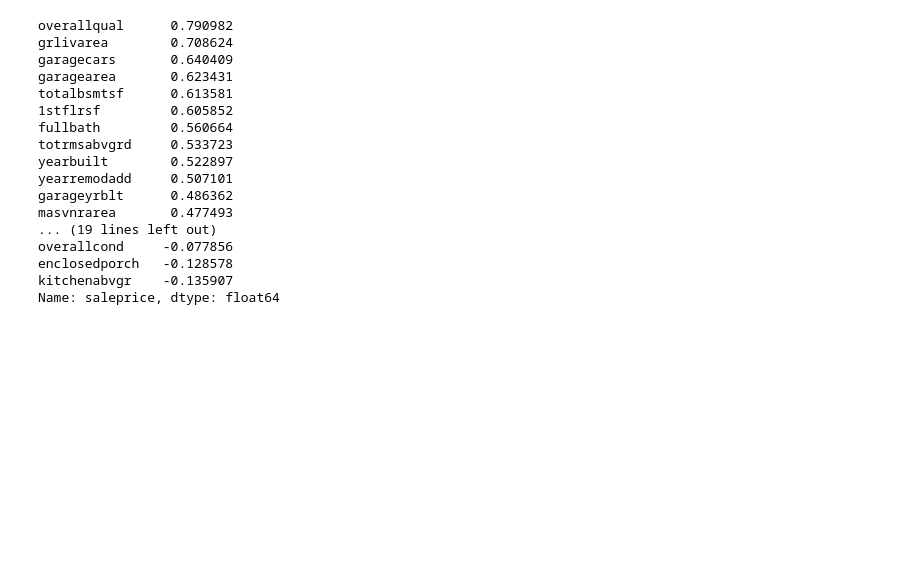
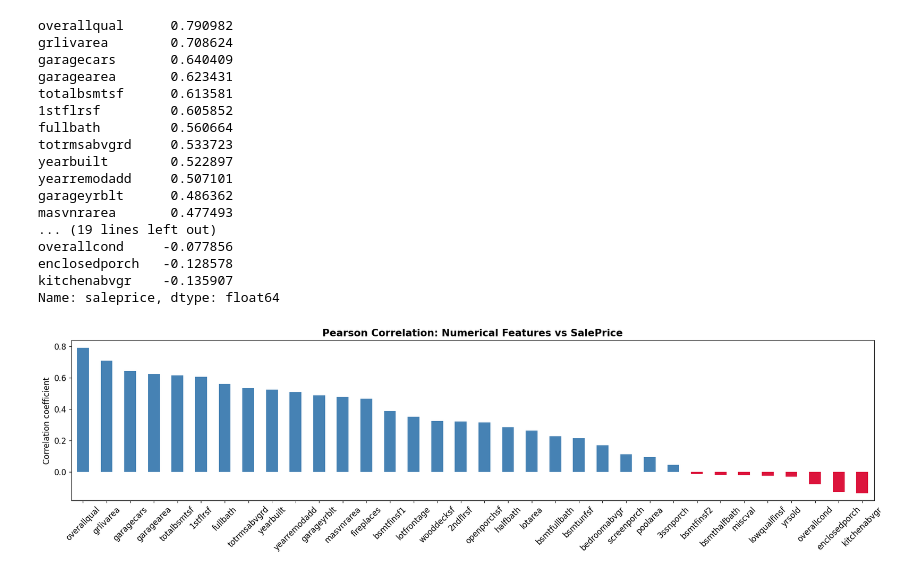
Before and after one commit to AsokTamang/houseprice_predictor, a Jupyter notebook: notebook/Untitled.ipynb, the cells around one changed output. Drawn from its saved outputs; the diff is of its cells as text; code cells hidden in the pictures; blank space fills up the shorter version.

Commit message:
plot of correlation coefficients

```diff
--- a/notebook/Untitled.ipynb
+++ b/notebook/Untitled.ipynb
@@ -454,7 +454,8 @@ plt.show()
 # %%
 corr = df[numerical + ['saleprice']].corr()['saleprice'].drop('saleprice')  #finding the correlation of all the numeric features with the target variable
 corr_sorted = corr.sort_values(ascending=False)
-corr_sorted
+display(corr_sorted)
+colors = ['crimson' if v<0 else 'steelblue' for v in corr_sorted]
 # %% [output]
 overallqual      0.790982
 grlivarea        0.708624
@@ -473,3 +474,13 @@ overallcond     -0.077856
 enclosedporch   -0.128578
 kitchenabvgr    -0.135907
 Name: saleprice, dtype: float64
+# %%
+fig,ax = plt.subplots(figsize = (18,5))
+corr_sorted.plot(kind='bar',color=colors,fontsize=12)
+ax.set_title('Pearson Correlation: Numerical Features vs SalePrice',fontweight='bold',fontsize=15)
+ax.set_ylabel('Correlation coefficient',fontsize=12)
+ax.tick_params(axis='x',rotation=45)
+plt.tight_layout()
+plt.show()
+# %% [output]
+[figure, added]
```
